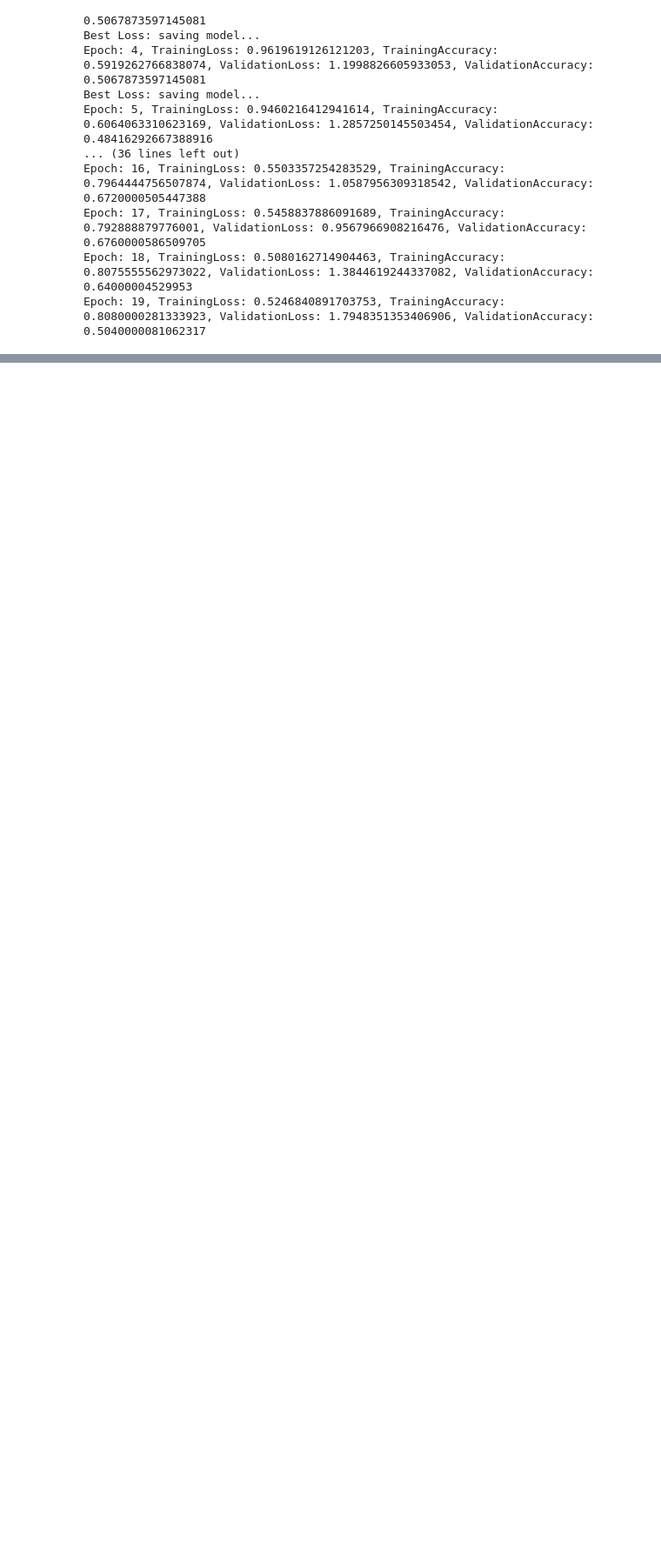
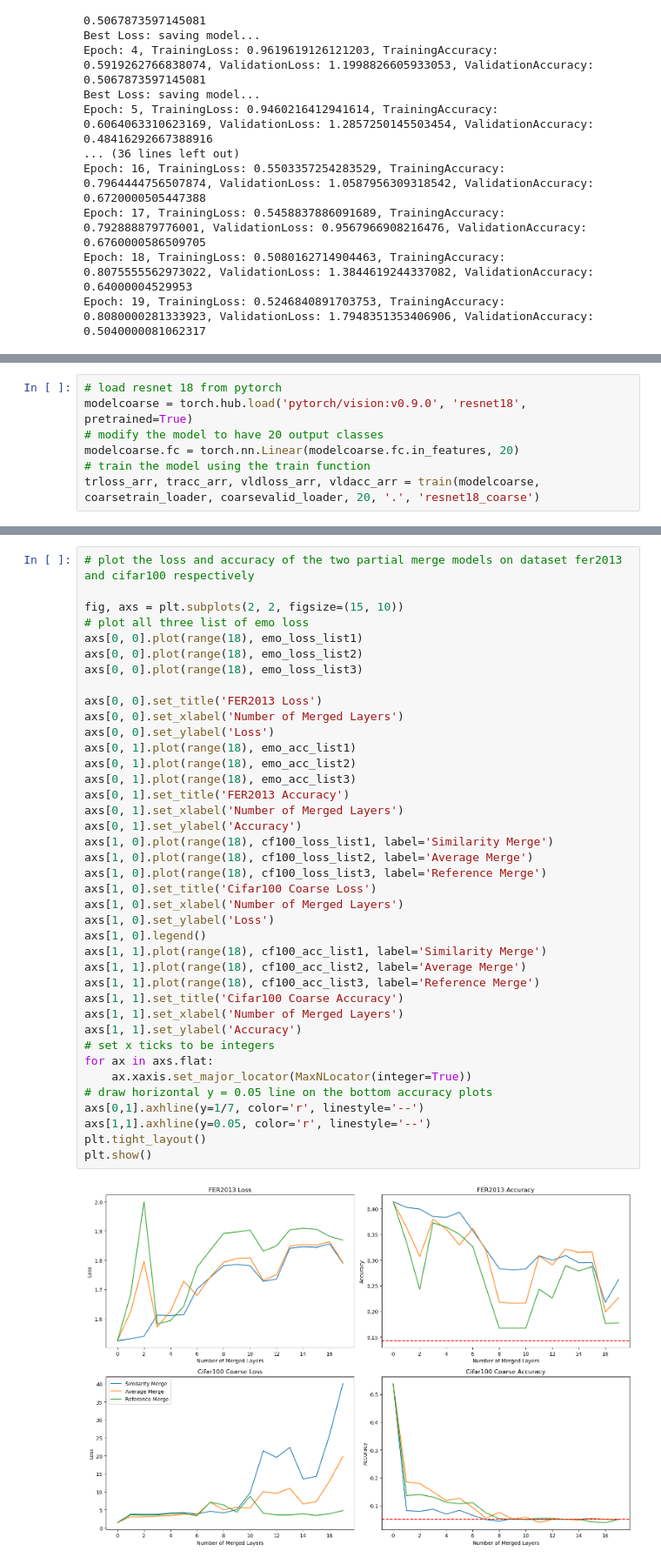
Before and after one commit to Siyu-Li-Tammy/ML_Project_CNN, a Jupyter notebook: cifar100pretrained.ipynb, the cells around one changed output, grey strips where cells are left out. Shown at 87% size. Drawn from its saved outputs; the diff is of its cells as text; blank space fills up the shorter version.

```diff
--- a/cifar100pretrained.ipynb
+++ b/cifar100pretrained.ipynb
@@ -728,0 +752,7 @@ plt.plot(range(20), acc_list_glob2[0])
+# %%
+# load resnet 18 from pytorch
+modelcoarse = torch.hub.load('pytorch/vision:v0.9.0', 'resnet18', pretrained=True)
+# modify the model to have 20 output classes
+modelcoarse.fc = torch.nn.Linear(modelcoarse.fc.in_features, 20)
+# train the model using the train function
+trloss_arr, tracc_arr, vldloss_arr, vldacc_arr = train(modelcoarse, coarsetrain_loader, coarsevalid_loader, 20, '.', 'resnet18_coarse')
@@ -728,0 +836,41 @@ plt.plot(range(20), acc_list_glob2[0])
+# %%
+# plot the loss and accuracy of the two partial merge models on dataset fer2013 and cifar100 respectively
+
+fig, axs = plt.subplots(2, 2, figsize=(15, 10))
+# plot all three list of emo loss
+axs[0, 0].plot(range(18), emo_loss_list1)
+axs[0, 0].plot(range(18), emo_loss_list2)
+axs[0, 0].plot(range(18), emo_loss_list3)
+
+axs[0, 0].set_title('FER2013 Loss')
+axs[0, 0].set_xlabel('Number of Merged Layers')
+axs[0, 0].set_ylabel('Loss')
+axs[0, 1].plot(range(18), emo_acc_list1)
+axs[0, 1].plot(range(18), emo_acc_list2)
+axs[0, 1].plot(range(18), emo_acc_list3)
+axs[0, 1].set_title('FER2013 Accuracy')
+axs[0, 1].set_xlabel('Number of Merged Layers')
+axs[0, 1].set_ylabel('Accuracy')
+axs[1, 0].plot(range(18), cf100_loss_list1, label='Similarity Merge')
+axs[1, 0].plot(range(18), cf100_loss_list2, label='Average Merge')
+axs[1, 0].plot(range(18), cf100_loss_list3, label='Reference Merge')
+axs[1, 0].set_title('Cifar100 Coarse Loss')
+axs[1, 0].set_xlabel('Number of Merged Layers')
+axs[1, 0].set_ylabel('Loss')
+axs[1, 0].legend()
+axs[1, 1].plot(range(18), cf100_acc_list1, label='Similarity Merge')
+axs[1, 1].plot(range(18), cf100_acc_list2, label='Average Merge')
+axs[1, 1].plot(range(18), cf100_acc_list3, label='Reference Merge')
+axs[1, 1].set_title('Cifar100 Coarse Accuracy')
+axs[1, 1].set_xlabel('Number of Merged Layers')
+axs[1, 1].set_ylabel('Accuracy')
+# set x ticks to be integers
+for ax in axs.flat:
+    ax.xaxis.set_major_locator(MaxNLocator(integer=True))
+# draw horizontal y = 0.05 line on the bottom accuracy plots
+axs[0,1].axhline(y=1/7, color='r', linestyle='--')
+axs[1,1].axhline(y=0.05, color='r', linestyle='--')
+plt.tight_layout()
+plt.show()
+# %% [output]
+[figure, added]
```
Also changed, not shown: parts of 28 cells of this notebook, 6 other files.
